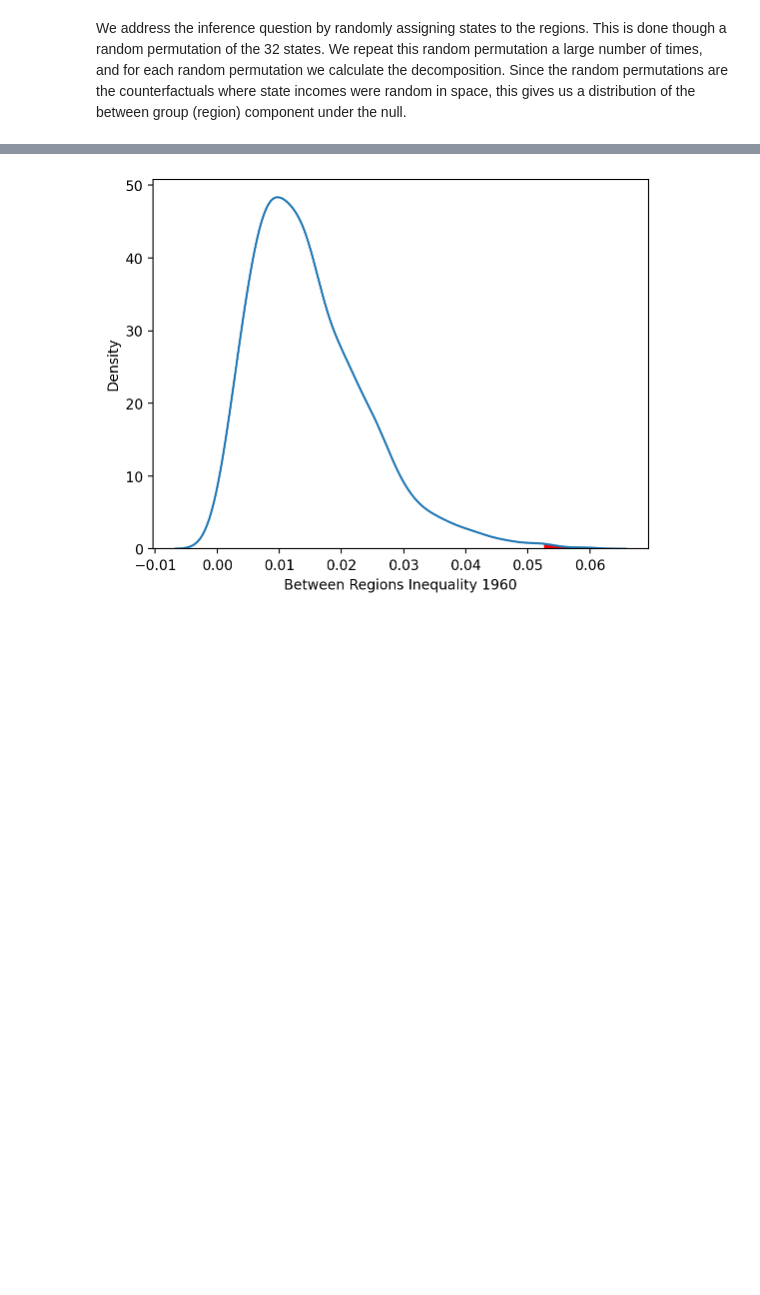
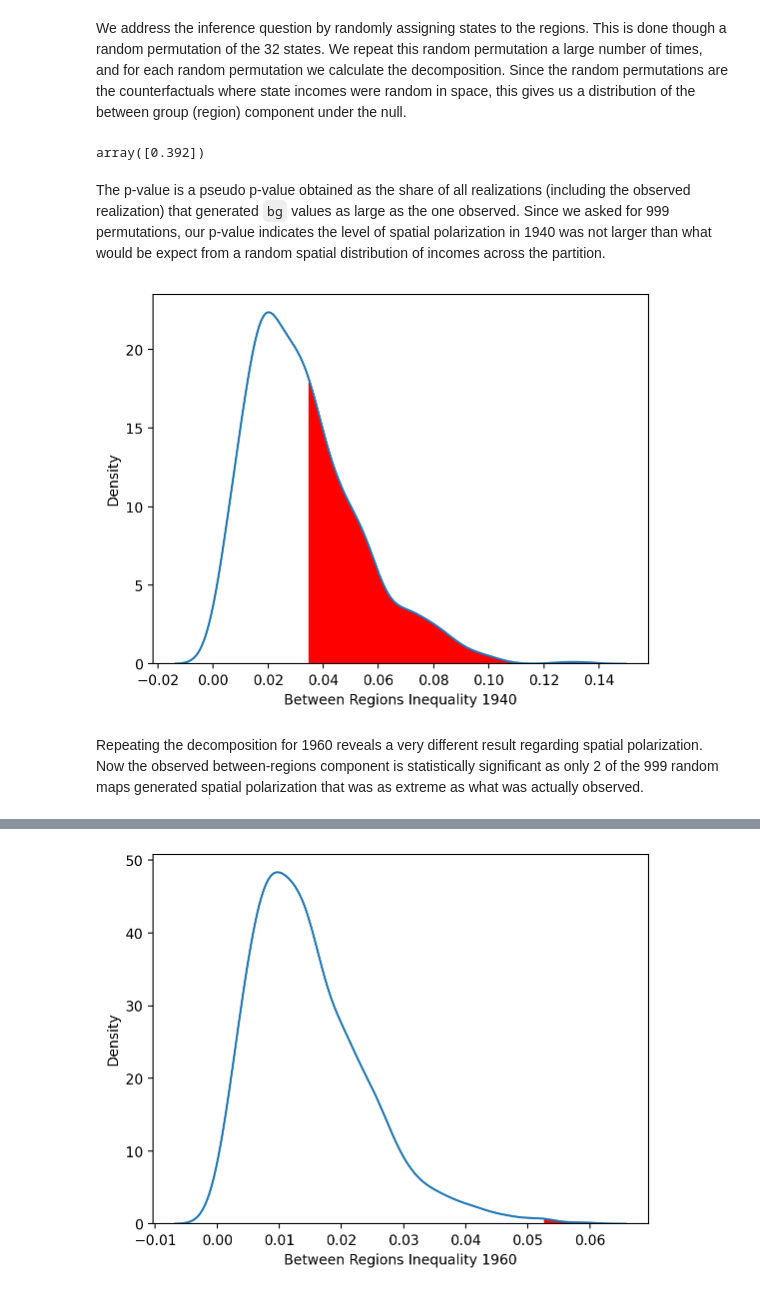
Before and after one commit to pysal/inequality, a Jupyter notebook: docs/user-guide/measure/theil.ipynb, the cells around one changed output, grey strips where cells are left out. Drawn from its saved outputs; the diff is of its cells as text; code cells hidden in the pictures; blank space fills up the shorter version.

Commit message:
Theil doc (#90)
* Theil narrative

* author

```diff
--- a/docs/user-guide/measure/theil.ipynb
+++ b/docs/user-guide/measure/theil.ipynb
@@ -146,3 +192,11 @@ We address the inference question by randomly assigning states to the regions. T
 import numpy as np
 
 np.random.seed(10)
+# %%
+ts = inequality.theil.TheilDSim(gdf["PCGDP1940"], regimes, permutations=999)
+# %%
+ts.bg_pvalue
+# %% [output]
+array([0.392])
+# %% [markdown]
+The p-value is a pseudo p-value obtained as the share of all realizations (including the observed realization) that generated `bg` values as large as the one observed. Since we asked for 999 permutations, our p-value indicates the level of spatial polarization in 1940 was not larger than what would be expect from a random spatial distribution of incomes across the partition.
@@ -149,3 +205,15 @@ np.random.seed(10)
+# %%
+import matplotlib.pyplot as plt
+
+kdeplot = sbn.kdeplot(ts.bg, fill=False, legend=False)
+x_vals = kdeplot.lines[0].get_xdata()
+y_vals = kdeplot.lines[0].get_ydata()
+plt.fill_between(x_vals, y_vals, where=(x_vals > ts.bg[0]), color="red")
+plt.xlabel("Between Regions Inequality 1940");
+# %% [output]
+[figure, added]
+# %% [markdown]
+Repeating the decomposition for 1960 reveals a very different result regarding spatial polarization. Now the observed between-regions component is statistically significant as only 2 of the 999 random maps generated spatial polarization that was as extreme as what was actually observed.
 # %%
 ts = inequality.theil.TheilDSim(gdf["PCGDP1960"], regimes, permutations=999)
 # %%
```
Also changed, not shown: parts of 27 cells of this notebook, 1 other file.
